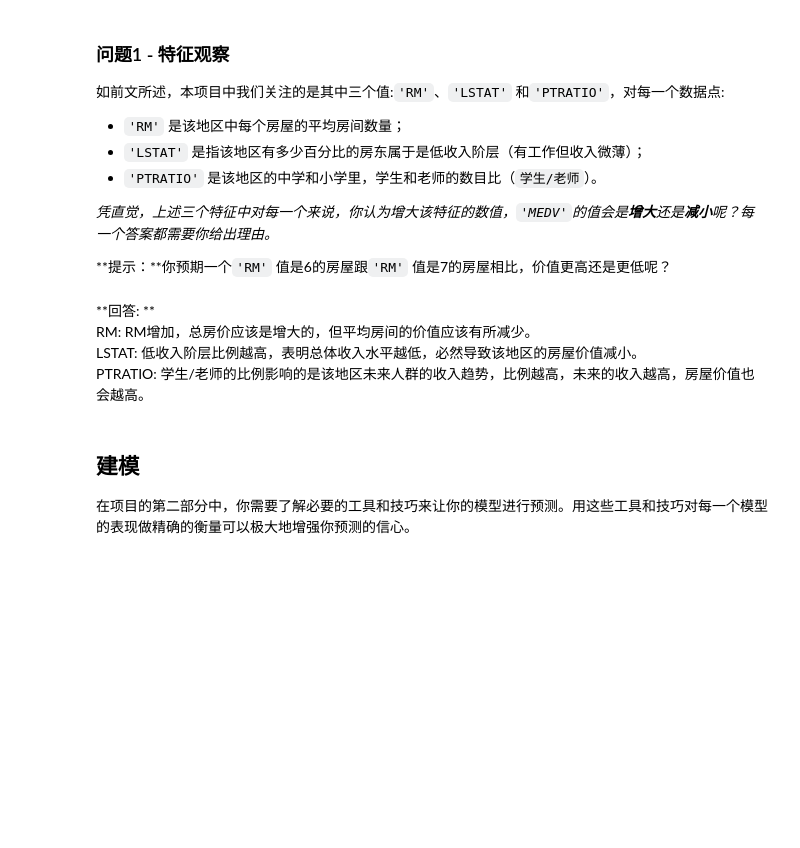
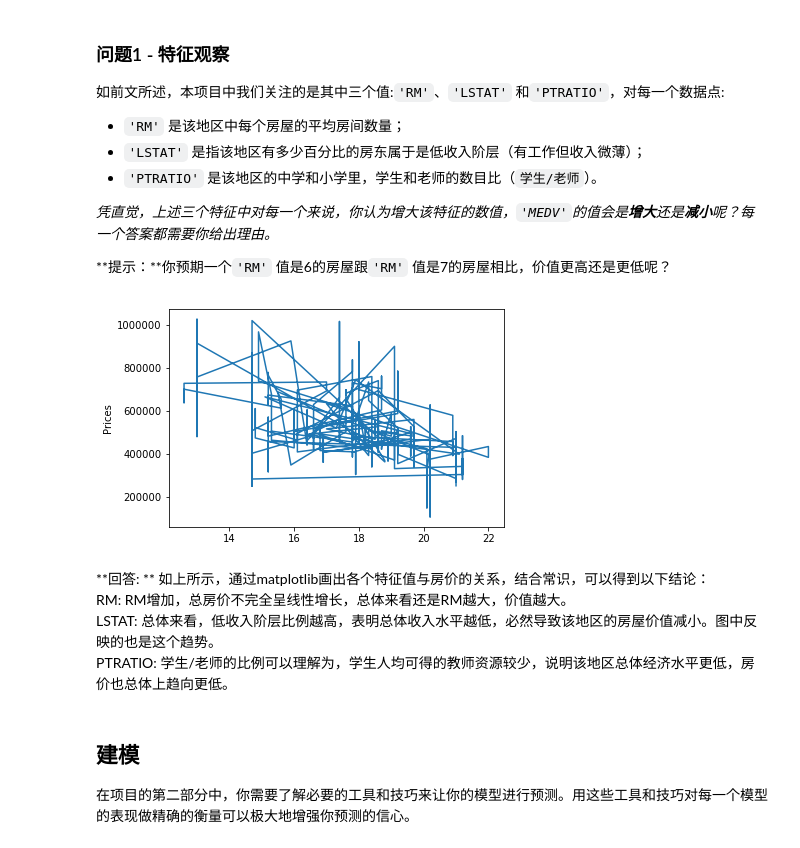
Before and after one commit to jtang145/machine-learning-courses, a Jupyter notebook: boston_housing/boston_housing.ipynb, the cells around one changed output. Drawn from its saved outputs; the diff is of its cells as text; code cells hidden in the pictures; blank space fills up the shorter version.

```diff
--- a/boston_housing/boston_housing.ipynb
+++ b/boston_housing/boston_housing.ipynb
@@ -102,11 +102,20 @@ Standard deviation of prices: $165,171.13
 _凭直觉，上述三个特征中对每一个来说，你认为增大该特征的数值，`'MEDV'`的值会是**增大**还是**减小**呢？每一个答案都需要你给出理由。_
 
 **提示：**你预期一个`'RM'` 值是6的房屋跟`'RM'` 值是7的房屋相比，价值更高还是更低呢？
+# %%
+import matplotlib.pyplot as plt
+#plt.plot(prices)
+# change the first value as features["RM"],features["LSTAT"], features["PTRATIO"]:
+plt.plot(features["PTRATIO"], prices)
+plt.ylabel('Prices')
+plt.show()
+# %% [output]
+[figure, added]
 # %% [markdown]
-**回答: **
-RM: RM增加，总房价应该是增大的，但平均房间的价值应该有所减少。
-LSTAT: 低收入阶层比例越高，表明总体收入水平越低，必然导致该地区的房屋价值减小。
-PTRATIO: 学生/老师的比例影响的是该地区未来人群的收入趋势，比例越高，未来的收入越高，房屋价值也会越高。
+**回答: **  如上所示，通过matplotlib画出各个特征值与房价的关系，结合常识，可以得到以下结论：
+RM: RM增加，总房价不完全呈线性增长，总体来看还是RM越大，价值越大。
+LSTAT: 总体来看，低收入阶层比例越高，表明总体收入水平越低，必然导致该地区的房屋价值减小。图中反映的也是这个趋势。
+PTRATIO: 学生/老师的比例可以理解为，学生人均可得的教师资源较少，说明该地区总体经济水平更低，房价也总体上趋向更低。
 # %% [markdown]
 ## 建模
 在项目的第二部分中，你需要了解必要的工具和技巧来让你的模型进行预测。用这些工具和技巧对每一个模型的表现做精确的衡量可以极大地增强你预测的信心。
```
Also changed, not shown: parts of 13 cells of this notebook.
